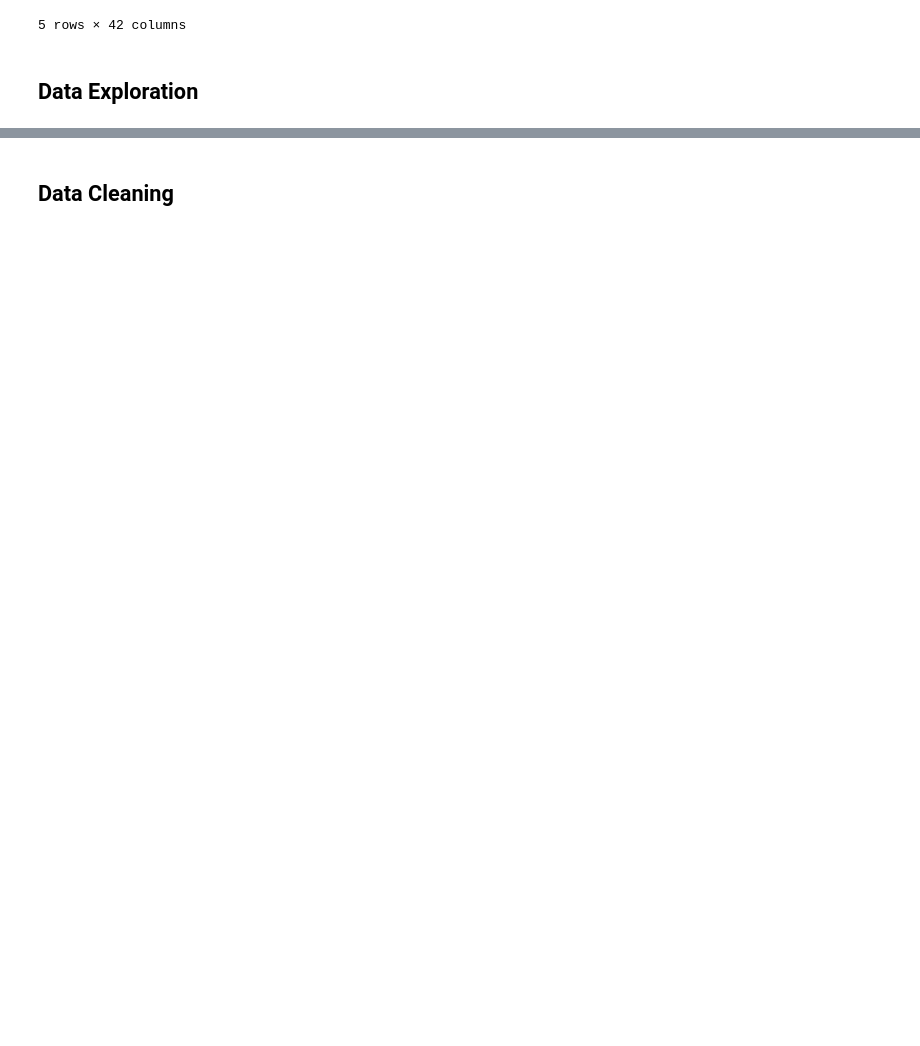
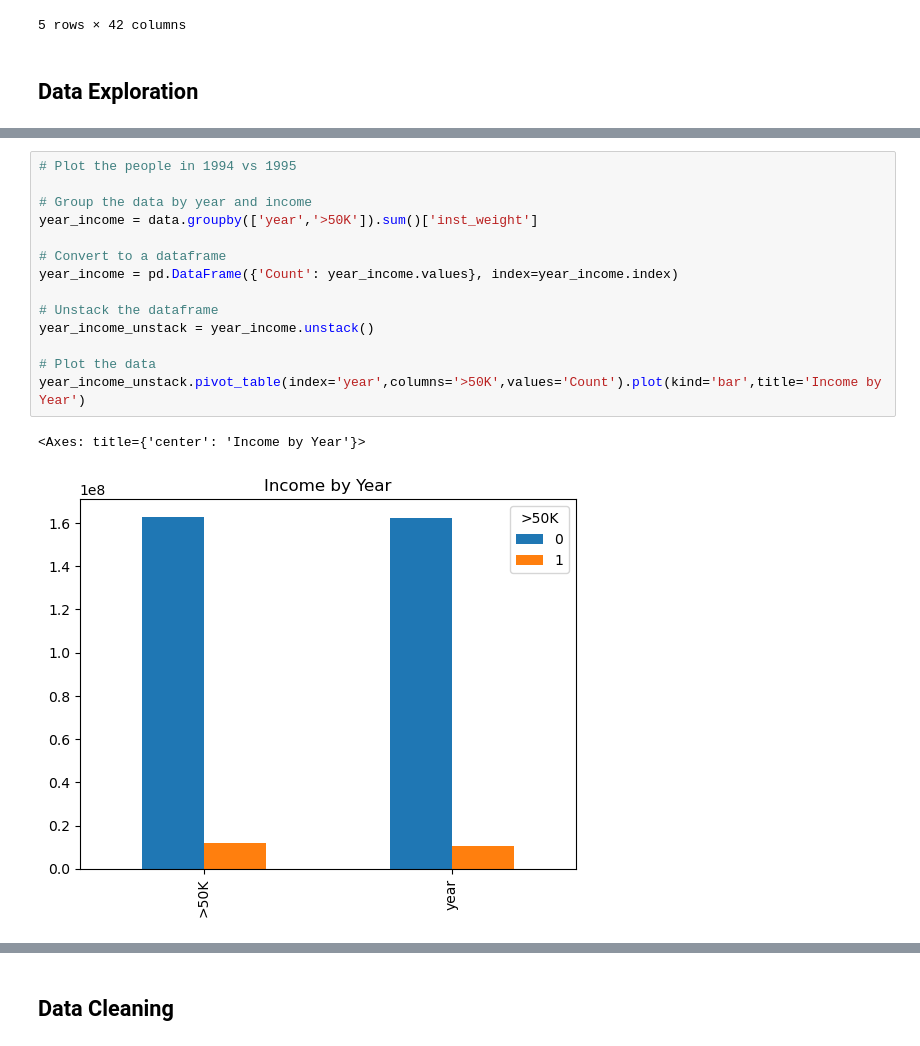
Before and after one commit to jprette/STAT-303-3, a Jupyter notebook: Code/Data Preparation.ipynb, the cells around one changed output, grey strips where cells are left out. Drawn from its saved outputs; the diff is of its cells as text; blank space fills up the shorter version.

```diff
--- a/Code/Data Preparation.ipynb
+++ b/Code/Data Preparation.ipynb
@@ -29,0 +100,17 @@ data.head()
+# %%
+# Plot the people in 1994 vs 1995
+
+# Group the data by year and income
+year_income = data.groupby(['year','>50K']).sum()['inst_weight']
+
+# Convert to a dataframe
+year_income = pd.DataFrame({'Count': year_income.values}, index=year_income.index)
+
+# Unstack the dataframe
+year_income_unstack = year_income.unstack()
+
+# Plot the data
+year_income_unstack.pivot_table(index='year',columns='>50K',values='Count').plot(kind='bar',title='Income by Year')
+# %% [output]
+<Axes: title={'center': 'Income by Year'}>
+[figure, added]
```
Also changed, not shown: parts of 14 cells of this notebook.
